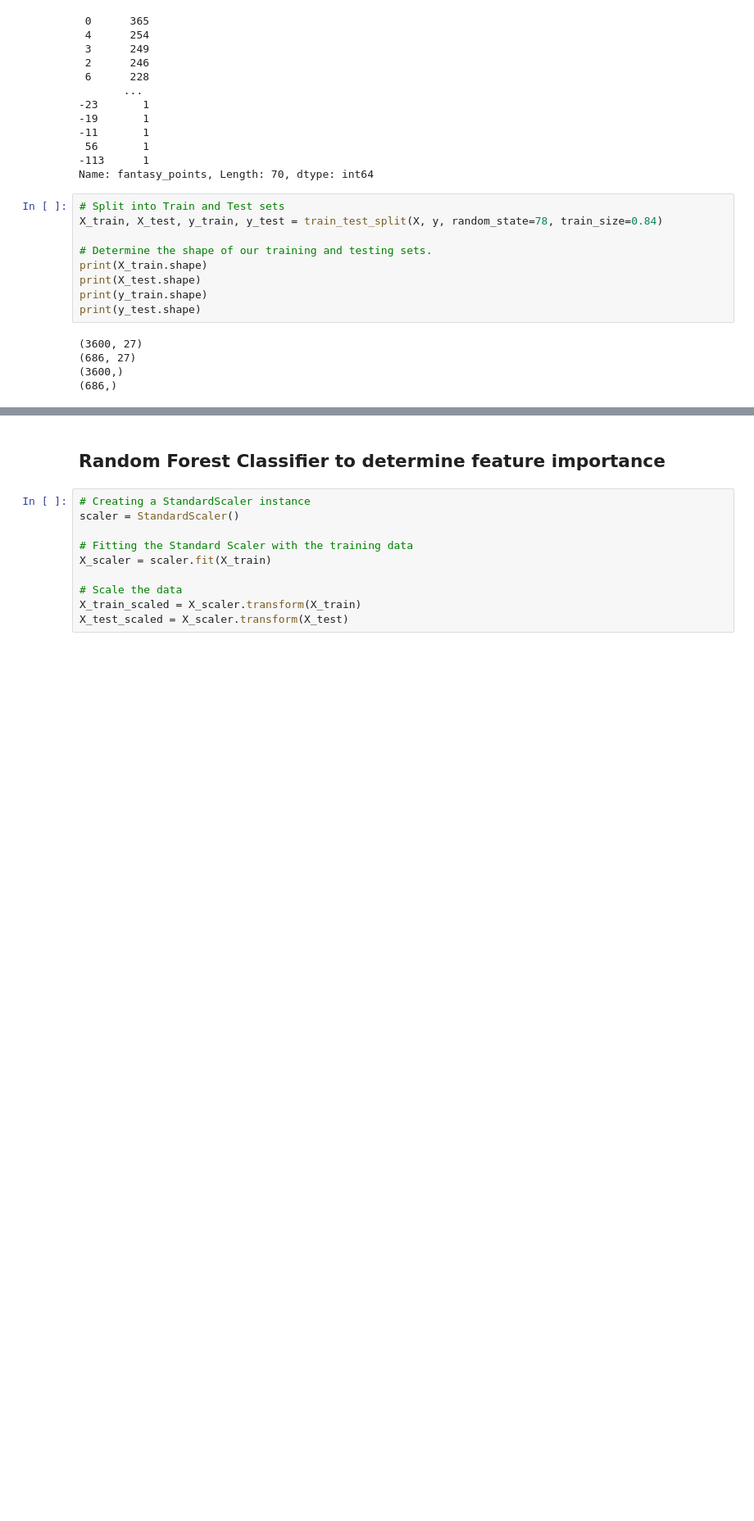
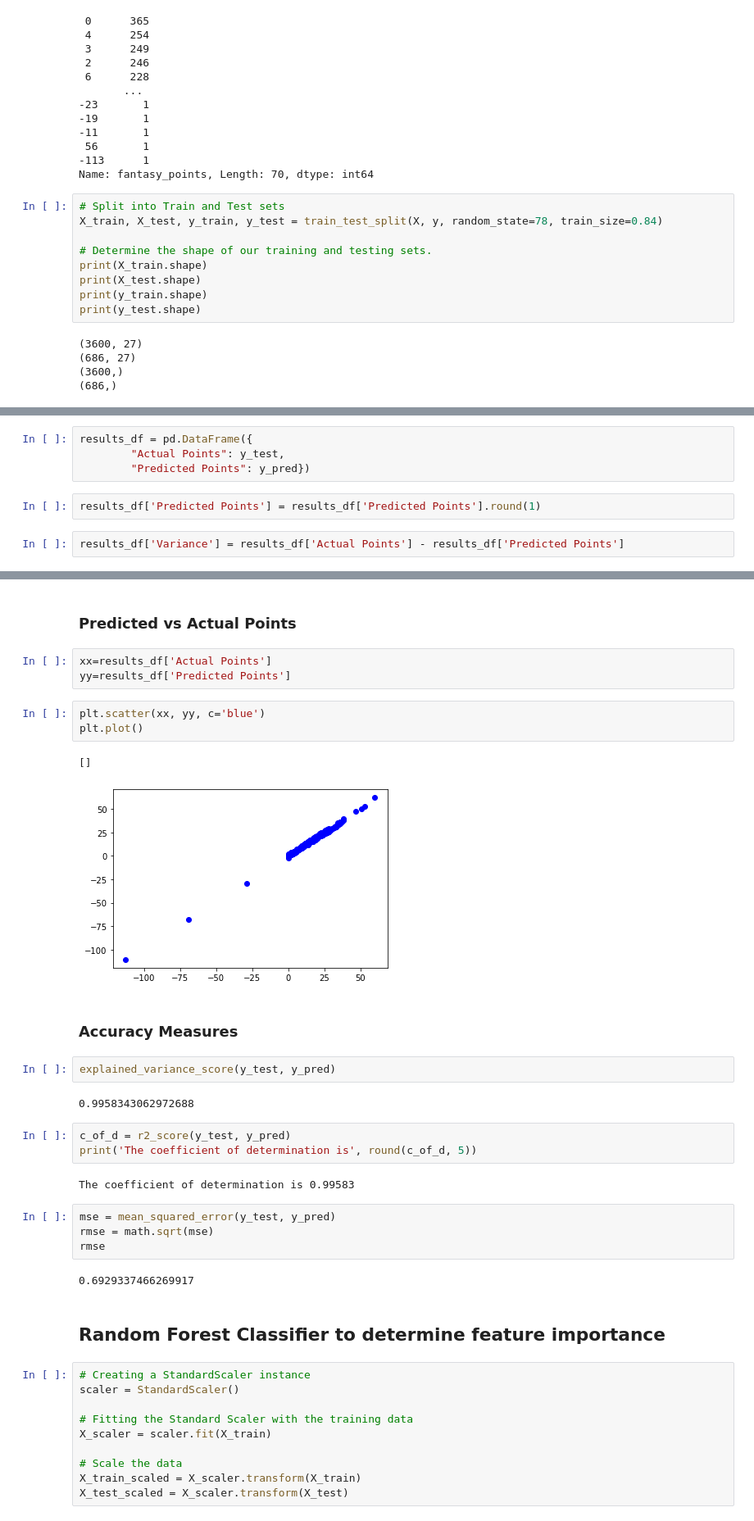
Before and after one commit to sbull32/team_cautious_waffle, a Jupyter notebook: waffles_ml_model.ipynb, the cells around one changed output, grey strips where cells are left out. Shown: that part at 82% size. Saved outputs shown, nothing was run; the diff lists cells and outputs as text; blank space fills up the shorter version.

```diff
--- a/waffles_ml_model.ipynb
+++ b/waffles_ml_model.ipynb
@@ -124,0 +130,8 @@ print(y_test.shape)
+# %%
+results_df = pd.DataFrame({
+        "Actual Points": y_test,
+        "Predicted Points": y_pred})
+# %%
+results_df['Predicted Points'] = results_df['Predicted Points'].round(1)
+# %%
+results_df['Variance'] = results_df['Actual Points'] - results_df['Predicted Points']
@@ -125,3 +155,31 @@ print(y_test.shape)
+# %% [markdown]
+### Predicted vs Actual Points
+# %%
+xx=results_df['Actual Points']
+yy=results_df['Predicted Points']
+# %%
+plt.scatter(xx, yy, c='blue')
+plt.plot()
+# %% [output]
+[]
+[figure, added]
+# %% [markdown]
+### Accuracy Measures
+# %%
+explained_variance_score(y_test, y_pred)
+# %% [output]
+0.9958343062972688
+# %%
+c_of_d = r2_score(y_test, y_pred)
+print('The coefficient of determination is', round(c_of_d, 5))
+# %% [output]
+The coefficient of determination is 0.99583
+# %%
+mse = mean_squared_error(y_test, y_pred)
+rmse = math.sqrt(mse)
+rmse
+# %% [output]
+0.6929337466269917
 # %% [markdown]
 ## Random Forest Classifier to determine feature importance
 # %%
```
Also changed, not shown: parts of 61 cells of this notebook.
